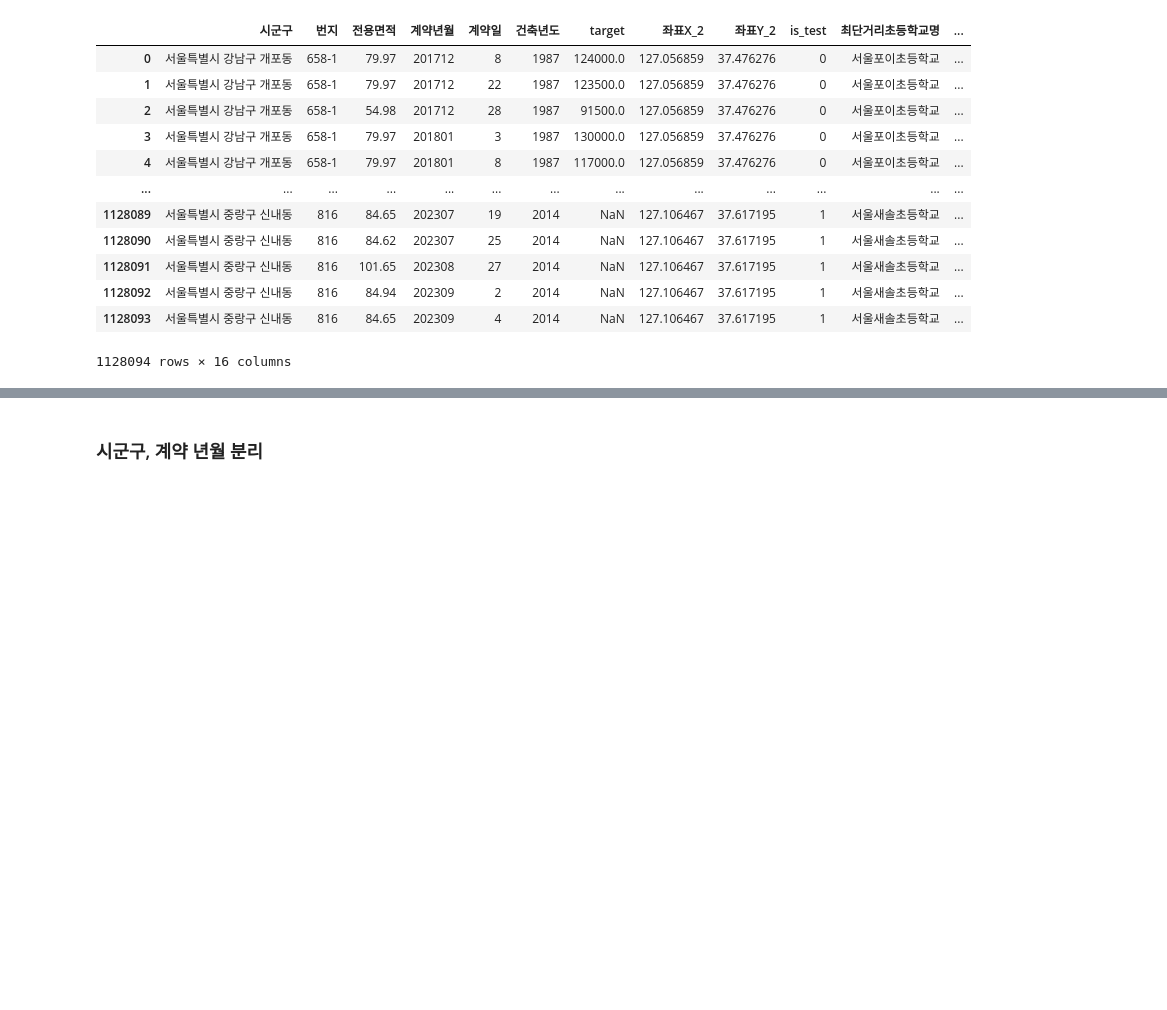
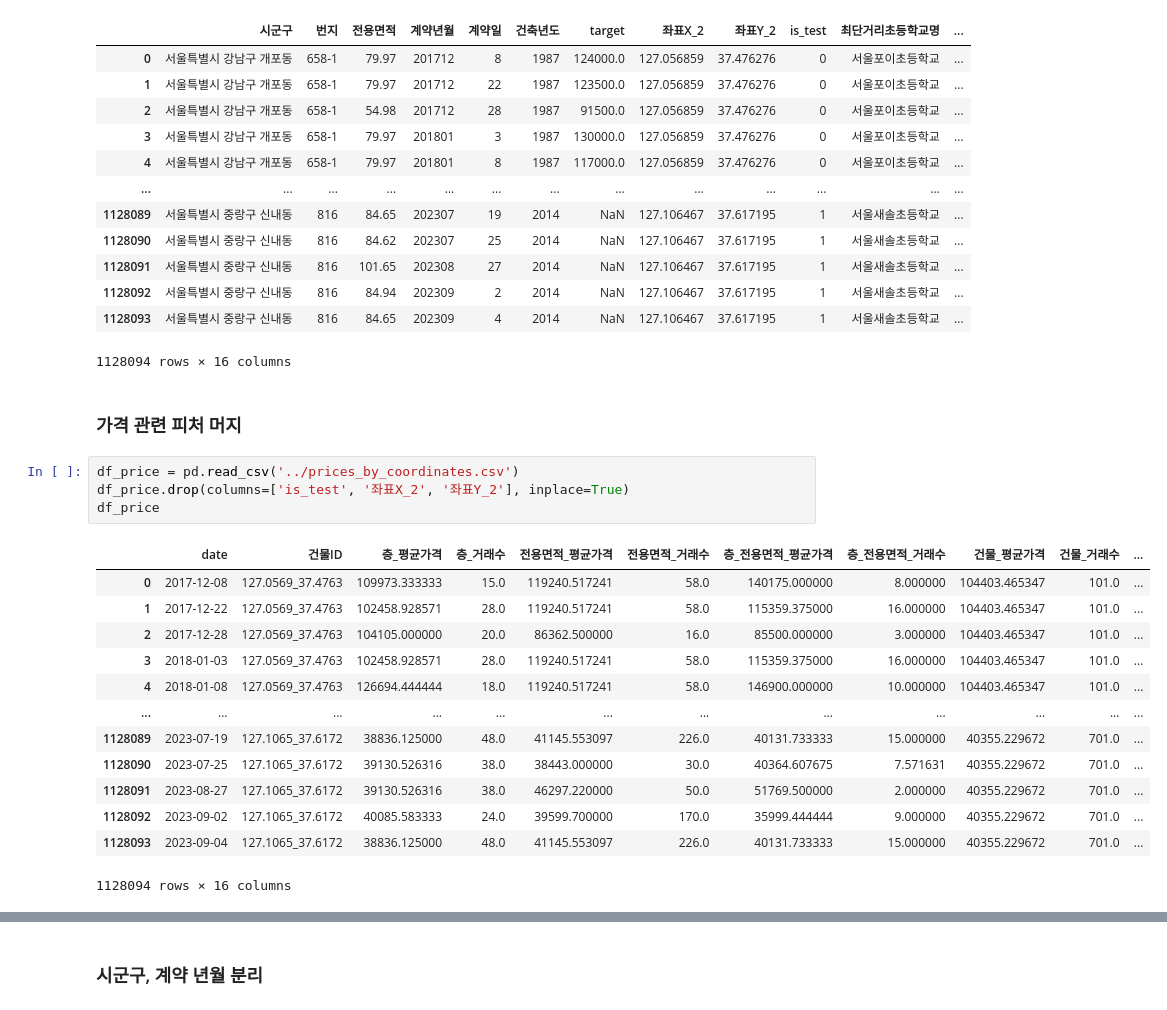
Before and after one commit to UpstageAILab3/upstage-ml-regression-ml5-pub, a Jupyter notebook: Model.ipynb, the cells around one changed output, grey strips where cells are left out. Drawn from its saved outputs; the diff is of its cells as text; blank space fills up the shorter version.

```diff
--- a/Model.ipynb
+++ b/Model.ipynb
@@ -290,3 +290,23 @@ df_concat
 | 1128092 | 서울특별시 중랑구 신내동 | 816 | 84.94 | 202309 | 2 | 2014 | NaN | 127.106467 | 37.617195 | 1 | 서울새솔초등학교 | ... |
 | 1128093 | 서울특별시 중랑구 신내동 | 816 | 84.65 | 202309 | 4 | 2014 | NaN | 127.106467 | 37.617195 | 1 | 서울새솔초등학교 | ... |
 1128094 rows × 16 columns
+# %% [markdown]
+### 가격 관련 피처 머지
+# %%
+df_price = pd.read_csv('../prices_by_coordinates.csv')
+df_price.drop(columns=['is_test', '좌표X_2', '좌표Y_2'], inplace=True)
+df_price
+# %% [output]
+|  | date | 건물ID | 층_평균가격 | 층_거래수 | 전용면적_평균가격 | 전용면적_거래수 | 층_전용면적_평균가격 | 층_전용면적_거래수 | 건물_평균가격 | 건물_거래수 | ... |
+| 0 | 2017-12-08 | 127.0569_37.4763 | 109973.333333 | 15.0 | 119240.517241 | 58.0 | 140175.000000 | 8.000000 | 104403.465347 | 101.0 | ... |
+| 1 | 2017-12-22 | 127.0569_37.4763 | 102458.928571 | 28.0 | 119240.517241 | 58.0 | 115359.375000 | 16.000000 | 104403.465347 | 101.0 | ... |
+| 2 | 2017-12-28 | 127.0569_37.4763 | 104105.000000 | 20.0 | 86362.500000 | 16.0 | 85500.000000 | 3.000000 | 104403.465347 | 101.0 | ... |
+| 3 | 2018-01-03 | 127.0569_37.4763 | 102458.928571 | 28.0 | 119240.517241 | 58.0 | 115359.375000 | 16.000000 | 104403.465347 | 101.0 | ... |
+| 4 | 2018-01-08 | 127.0569_37.4763 | 126694.444444 | 18.0 | 119240.517241 | 58.0 | 146900.000000 | 10.000000 | 104403.465347 | 101.0 | ... |
+| ... | ... | ... | ... | ... | ... | ... | ... | ... | ... | ... | ... |
+| 1128089 | 2023-07-19 | 127.1065_37.6172 | 38836.125000 | 48.0 | 41145.553097 | 226.0 | 40131.733333 | 15.000000 | 40355.229672 | 701.0 | ... |
+| 1128090 | 2023-07-25 | 127.1065_37.6172 | 39130.526316 | 38.0 | 38443.000000 | 30.0 | 40364.607675 | 7.571631 | 40355.229672 | 701.0 | ... |
+| 1128091 | 2023-08-27 | 127.1065_37.6172 | 39130.526316 | 38.0 | 46297.220000 | 50.0 | 51769.500000 | 2.000000 | 40355.229672 | 701.0 | ... |
+| 1128092 | 2023-09-02 | 127.1065_37.6172 | 40085.583333 | 24.0 | 39599.700000 | 170.0 | 35999.444444 | 9.000000 | 40355.229672 | 701.0 | ... |
+| 1128093 | 2023-09-04 | 127.1065_37.6172 | 38836.125000 | 48.0 | 41145.553097 | 226.0 | 40131.733333 | 15.000000 | 40355.229672 | 701.0 | ... |
+1128094 rows × 16 columns
```
Also changed, not shown: parts of 18 cells of this notebook.
